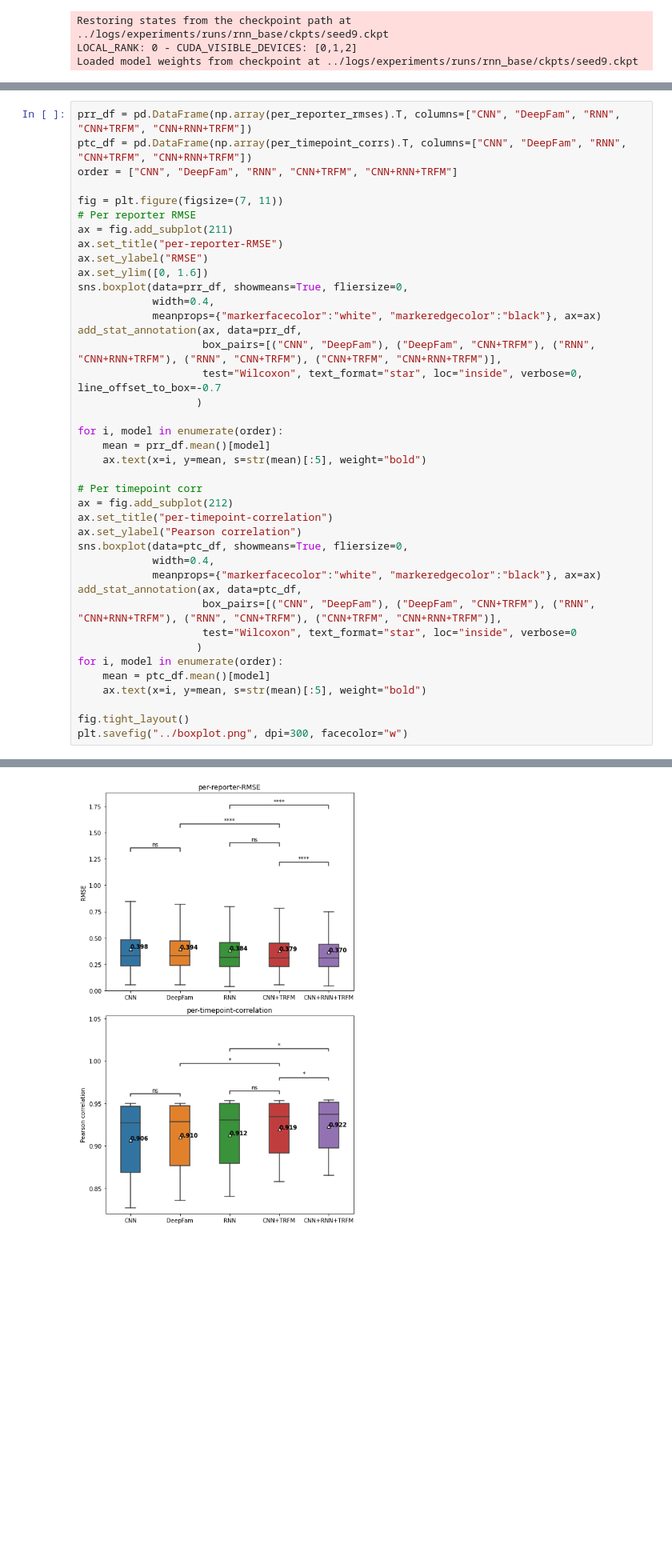
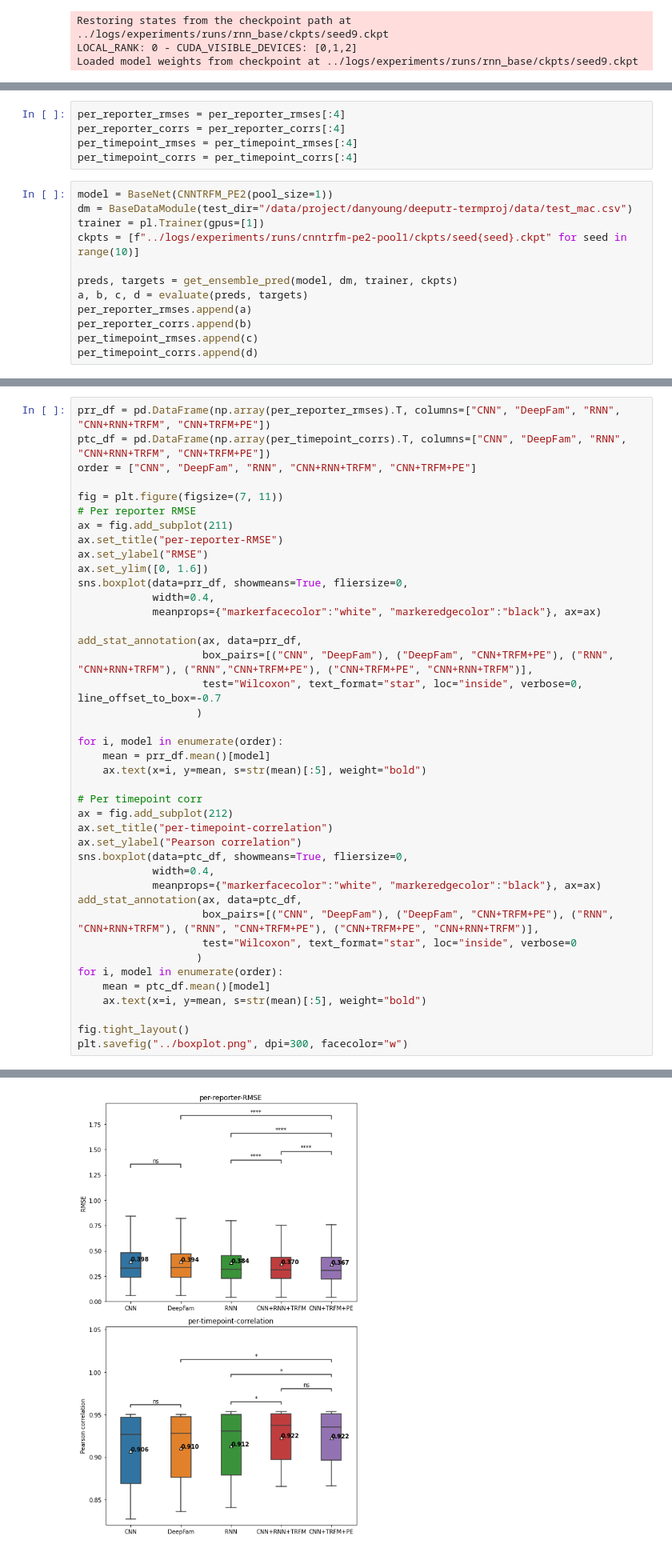
Before and after one commit to DanYeong-Lee/deeputr-termproj, a Jupyter notebook: notebooks/boxplot.ipynb, the cells around one changed output, grey strips where cells are left out. Shown at 80% size. Drawn from its saved outputs; the diff is of its cells as text; blank space fills up the shorter version.

```diff
--- a/notebooks/boxplot.ipynb
+++ b/notebooks/boxplot.ipynb
@@ -268,0 +234,17 @@ Restoring states from the checkpoint path at ../logs/experiments/runs/cnnrnntrfm
+# %%
+per_reporter_rmses = per_reporter_rmses[:4]
+per_reporter_corrs = per_reporter_corrs[:4]
+per_timepoint_rmses = per_timepoint_rmses[:4]
+per_timepoint_corrs = per_timepoint_corrs[:4]
+# %%
+model = BaseNet(CNNTRFM_PE2(pool_size=1))
+dm = BaseDataModule(test_dir="/data/project/danyoung/deeputr-termproj/data/test_mac.csv")
+trainer = pl.Trainer(gpus=[1])
+ckpts = [f"../logs/experiments/runs/cnntrfm-pe2-pool1/ckpts/seed{seed}.ckpt" for seed in range(10)]
+
+preds, targets = get_ensemble_pred(model, dm, trainer, ckpts)
+a, b, c, d = evaluate(preds, targets)
+per_reporter_rmses.append(a)
+per_reporter_corrs.append(b)
+per_timepoint_rmses.append(c)
+per_timepoint_corrs.append(d)
@@ -269,7 +286,7 @@ Restoring states from the checkpoint path at ../logs/experiments/runs/cnnrnntrfm
 # %%
-prr_df = pd.DataFrame(np.array(per_reporter_rmses).T, columns=["CNN", "DeepFam", "RNN", "CNN+TRFM", "CNN+RNN+TRFM"])
-ptc_df = pd.DataFrame(np.array(per_timepoint_corrs).T, columns=["CNN", "DeepFam", "RNN", "CNN+TRFM", "CNN+RNN+TRFM"])
-order = ["CNN", "DeepFam", "RNN", "CNN+TRFM", "CNN+RNN+TRFM"]
+prr_df = pd.DataFrame(np.array(per_reporter_rmses).T, columns=["CNN", "DeepFam", "RNN", "CNN+RNN+TRFM", "CNN+TRFM+PE"])
+ptc_df = pd.DataFrame(np.array(per_timepoint_corrs).T, columns=["CNN", "DeepFam", "RNN", "CNN+RNN+TRFM", "CNN+TRFM+PE"])
+order = ["CNN", "DeepFam", "RNN", "CNN+RNN+TRFM", "CNN+TRFM+PE"]
 
 fig = plt.figure(figsize=(7, 11))
 # Per reporter RMSE
@@ -280,8 +297,9 @@ ax.set_ylim([0, 1.6])
 sns.boxplot(data=prr_df, showmeans=True, fliersize=0,
             width=0.4,
             meanprops={"markerfacecolor":"white", "markeredgecolor":"black"}, ax=ax)
+
 add_stat_annotation(ax, data=prr_df,
-                    box_pairs=[("CNN", "DeepFam"), ("DeepFam", "CNN+TRFM"), ("RNN", "CNN+RNN+TRFM"), ("RNN", "CNN+TRFM"), ("CNN+TRFM", "CNN+RNN+TRFM")],
+                    box_pairs=[("CNN", "DeepFam"), ("DeepFam", "CNN+TRFM+PE"), ("RNN", "CNN+RNN+TRFM"), ("RNN","CNN+TRFM+PE"), ("CNN+TRFM+PE", "CNN+RNN+TRFM")],
                     test="Wilcoxon", text_format="star", loc="inside", verbose=0, line_offset_to_box=-0.7
                    )
 
@@ -289,33 +307,33 @@ for i, model in enumerate(order):
     mean = prr_df.mean()[model]
     ax.text(x=i, y=mean, s=str(mean)[:5], weight="bold")
 
 # Per timepoint corr
 ax = fig.add_subplot(212)
 ax.set_title("per-timepoint-correlation")
 ax.set_ylabel("Pearson correlation")
 sns.boxplot(data=ptc_df, showmeans=True, fliersize=0,
             width=0.4,
             meanprops={"markerfacecolor":"white", "markeredgecolor":"black"}, ax=ax)
 add_stat_annotation(ax, data=ptc_df,
-                    box_pairs=[("CNN", "DeepFam"), ("DeepFam", "CNN+TRFM"), ("RNN", "CNN+RNN+TRFM"), ("RNN", "CNN+TRFM"), ("CNN+TRFM", "CNN+RNN+TRFM")],
+                    box_pairs=[("CNN", "DeepFam"), ("DeepFam", "CNN+TRFM+PE"), ("RNN", "CNN+RNN+TRFM"), ("RNN", "CNN+TRFM+PE"), ("CNN+TRFM+PE", "CNN+RNN+TRFM")],
                     test="Wilcoxon", text_format="star", loc="inside", verbose=0
                    )
 for i, model in enumerate(order):
     mean = ptc_df.mean()[model]
     ax.text(x=i, y=mean, s=str(mean)[:5], weight="bold")
 
 fig.tight_layout()
 plt.savefig("../boxplot.png", dpi=300, facecolor="w")
 # %% [output]
 Using zero_method  wilcox
 Using zero_method  wilcox
 Using zero_method  wilcox
 Using zero_method  wilcox
 Using zero_method  wilcox
 Using zero_method  pratt
 Using zero_method  pratt
 Using zero_method  pratt
 Using zero_method  pratt
 Using zero_method  pratt
-[figure, old version]
+[figure, new version]
 # %%
```
Also changed, not shown: parts of 7 cells of this notebook, 22 other files.
